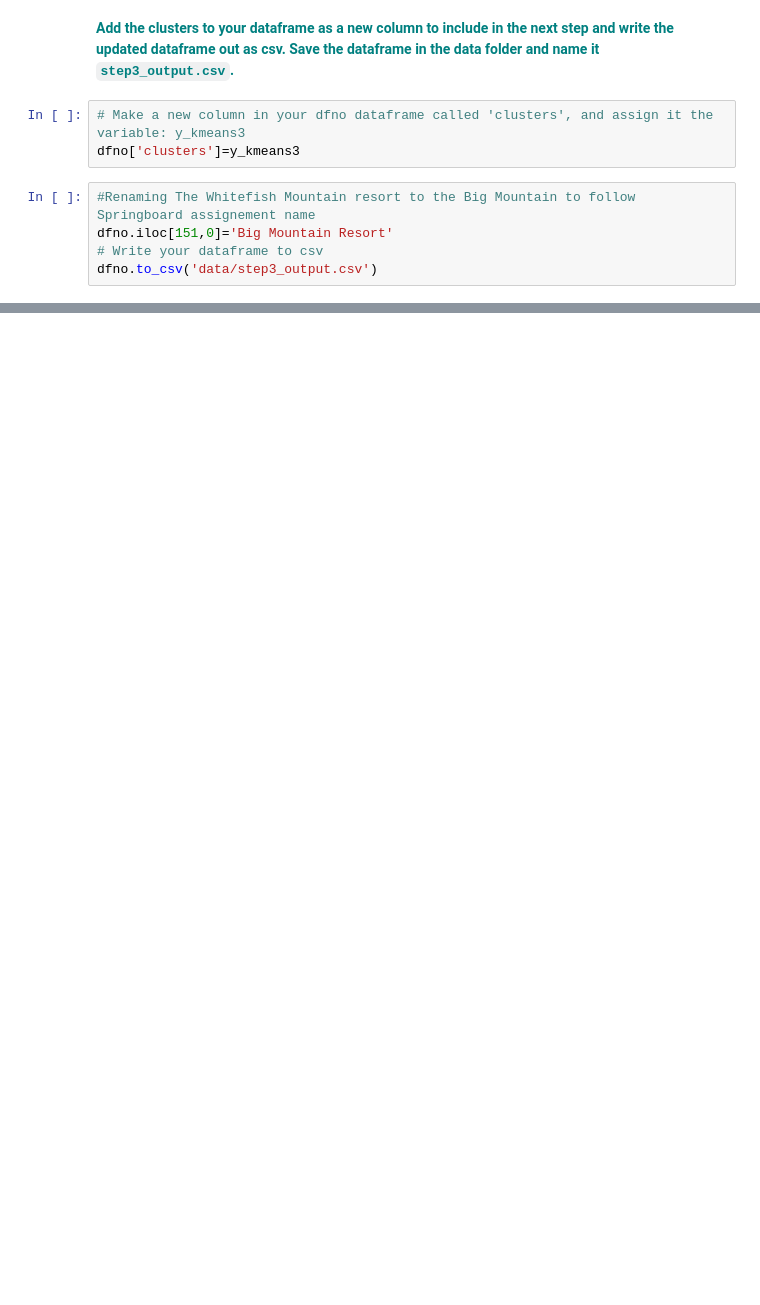
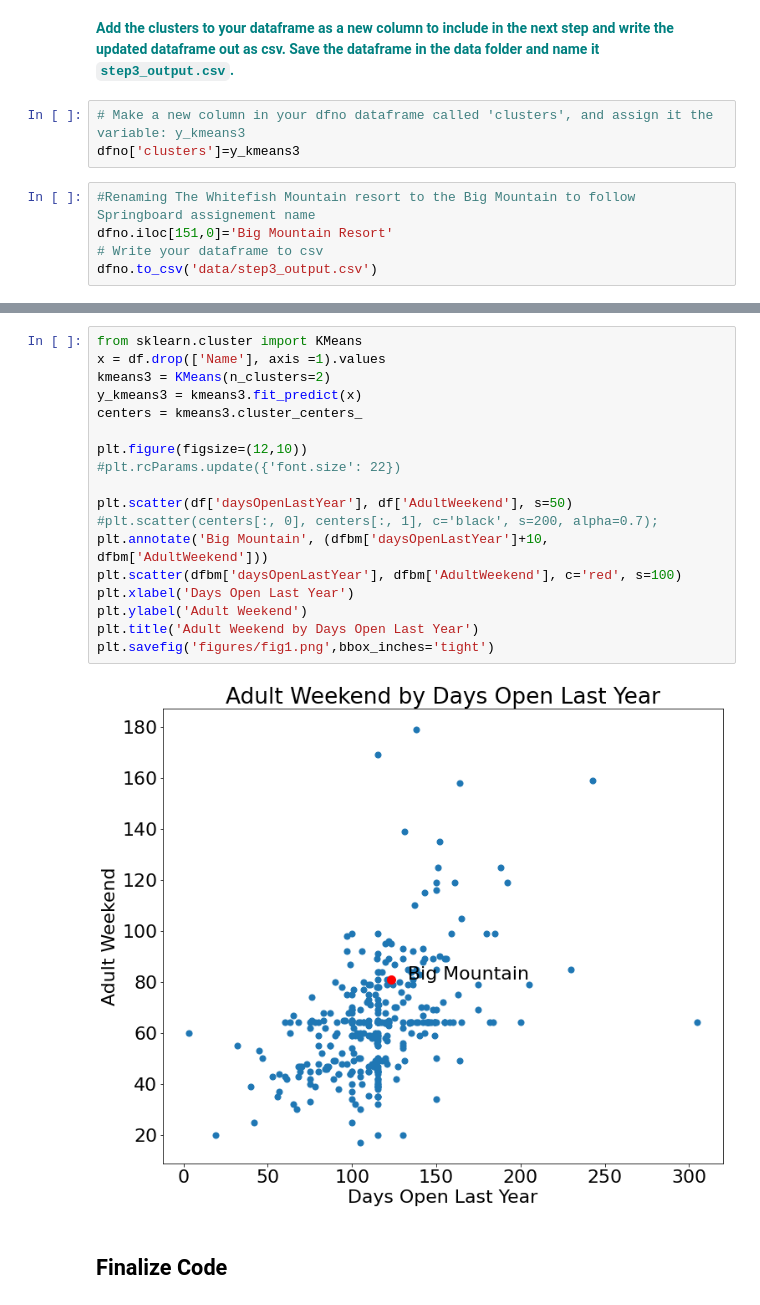
Before and after one commit to adreyzin/mySpringboardRepo, a Jupyter notebook: Guided Capstone/Guided Capstone.ipynb, the cells around one changed output, grey strips where cells are left out. Cells and saved outputs as stored; diff of their text form; blank space fills up the shorter version.

```diff
--- a/Guided Capstone/3. Exploratory Data Analysis.ipynb
+++ b/Guided Capstone/Guided Capstone.ipynb
@@ -399,0 +1282,22 @@ dfno.to_csv('data/step3_output.csv')
+# %%
+from sklearn.cluster import KMeans
+x = df.drop(['Name'], axis =1).values
+kmeans3 = KMeans(n_clusters=2)
+y_kmeans3 = kmeans3.fit_predict(x)
+centers = kmeans3.cluster_centers_
+
+plt.figure(figsize=(12,10))
+#plt.rcParams.update({'font.size': 22})
+
+plt.scatter(df['daysOpenLastYear'], df['AdultWeekend'], s=50)
+#plt.scatter(centers[:, 0], centers[:, 1], c='black', s=200, alpha=0.7);
+plt.annotate('Big Mountain', (dfbm['daysOpenLastYear']+10, dfbm['AdultWeekend']))
+plt.scatter(dfbm['daysOpenLastYear'], dfbm['AdultWeekend'], c='red', s=100)
+plt.xlabel('Days Open Last Year')
+plt.ylabel('Adult Weekend')
+plt.title('Adult Weekend by Days Open Last Year')
+plt.savefig('figures/fig1.png',bbox_inches='tight')
+# %% [output]
+[figure, added]
+# %% [markdown]
+## Finalize Code
```
Also changed, not shown: parts of 158 cells of this notebook, 7 other files.
